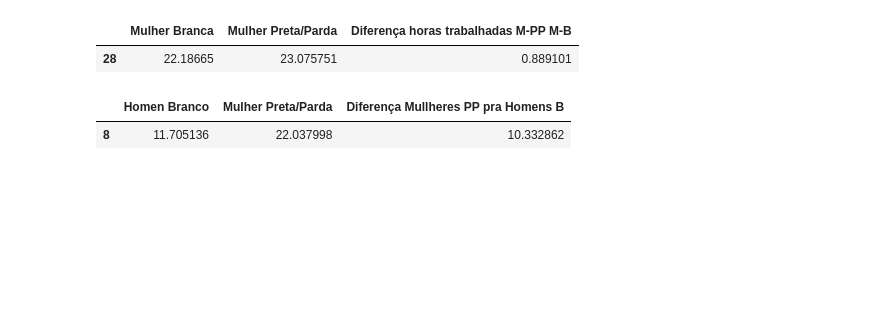
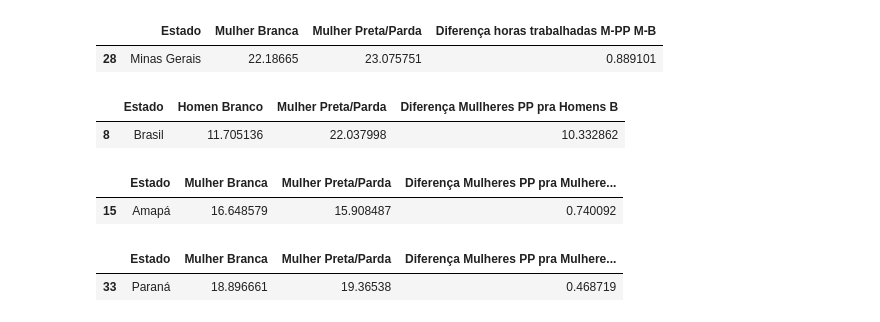
Before and after one commit to 12400017-cell/Lscm_Analise_de_Dados, a Jupyter notebook: Atv2_TODO/Atv2_e3.ipynb, the cells around one changed output. Cells and saved outputs as stored; diff of their text form; code cells hidden in the pictures; blank space fills up the shorter version.

```diff
--- a/Atv2_TODO/Atv2_e3.ipynb
+++ b/Atv2_TODO/Atv2_e3.ipynb
@@ -19,32 +37,32 @@ tbBruta
 # %%
 #Questão 1--------------------------------------------------------------------------------
 bruto = pd.read_excel(caminho,engine="xlrd",header=None)
 indicador_1 = bruto.iloc[8:40] #Determinando as linhas que serão vistas
 #Renomeando as colunas
 indicador_1.columns = [
     "Estado",
     "Total TODOS",
     "Total(H-M) Brancas",
     "Total(H-M) Preta/Parda",
     "Homen Branco",
     "Homem Preto/Pardo",
     "Mulher Branca",
     "Mulher Preta/Parda"
 ]
 # Transformando horas em valores numericos para fazer calculo
 #pois a table que vemos é em texto
 for col in indicador_1.columns[1:]:
     indicador_1[col] = pd.to_numeric(indicador_1[col], errors="coerce")
 
 
 #fazendo o calculo:
 #criando a coluna que caula a diferença
 indicador_1['Diferença horas trabalhadas M-PP M-B'] = indicador_1['Mulher Preta/Parda'] - indicador_1["Mulher Branca"]
 #Agora devo exibir isso apenas considerando MG
-indicador_1.loc[[28],"Mulher Branca":"Diferença horas trabalhadas M-PP M-B"]
+indicador_1.loc[[28],["Estado","Mulher Branca","Mulher Preta/Parda","Diferença horas trabalhadas M-PP M-B"]]
 # %% [output]
-|  | Mulher Branca | Mulher Preta/Parda | Diferença horas trabalhadas M-PP M-B |
-| 28 | 22.18665 | 23.075751 | 0.889101 |
+|  | Estado | Mulher Branca | Mulher Preta/Parda | Diferença horas trabalhadas M-PP M-B |
+| 28 | Minas Gerais | 22.18665 | 23.075751 | 0.889101 |
 # %%
 #Questão 2--------------------------------------------------------------------------------
 #Quantas horas mulheres pretas trabalham a mais que homens brancos no Brasil?
@@ -67,7 +85,59 @@ for col in indicador_2.columns[1:]:
 #criando coluna de quantas horas a mais mulheres trabalham em comparação a homens brancos no brasil
 indicador_2["Diferença Mullheres PP pra Homens B"] = indicador_2["Mulher Preta/Parda"] - indicador_2["Homen Branco"]
 #Exibindo Resultados
-indicador_2.loc[[8],["Homen Branco","Mulher Preta/Parda","Diferença Mullheres PP pra Homens B"]]
+indicador_2.loc[[8],["Estado","Homen Branco","Mulher Preta/Parda","Diferença Mullheres PP pra Homens B"]]
 # %% [output]
-|  | Homen Branco | Mulher Preta/Parda | Diferença Mullheres PP pra Homens B |
-| 8 | 11.705136 | 22.037998 | 10.332862 |
+|  | Estado | Homen Branco | Mulher Preta/Parda | Diferença Mullheres PP pra Homens B |
+| 8 | Brasil | 11.705136 | 22.037998 | 10.332862 |
+# %%
+#Questão 3--------------------------------------------------------------------------------
+#Quantas horas mulheres pretas trabalham a mais que mulheres brancas no Amapá?
+indicador_3 = pd.read_excel(caminho,engine="xlrd",header=None)
+indicador_3.columns = [
+    "Estado",
+    "Total TODOS",
+    "Total(H-M) Brancas",
+    "Total(H-M) Preta/Parda",
+    "Homen Branco",
+    "Homem Preto/Pardo",
+    "Mulher Branca",
+    "Mulher Preta/Parda"
+]
+# Transformando horas em valores numericos para fazer calculo
+# pois a table que vemos é em texto
+for col in indicador_3.columns[1:]:
+   indicador_3[col] = pd.to_numeric(indicador_3[col], errors="coerce")
+
+# Criando coluna de diferença
+indicador_3["Diferença Mulheres PP pra Mulheres B Amapá"] = indicador_3["Mulher Branca"]- indicador_3["Mulher Preta/Parda"]
+#Exibindo Resultado
+indicador_3.loc[[15],["Estado","Mulher Branca","Mulher Preta/Parda","Diferença Mulheres PP pra Mulheres B Amapá"]]
+# %% [output]
+|  | Estado | Mulher Branca | Mulher Preta/Parda | Diferença Mulheres PP pra Mulhere... |
+| 15 | Amapá | 16.648579 | 15.908487 | 0.740092 |
+# %%
+#Questão 4--------------------------------------------------------------------------------
+#Quantas horas mulheres pretas trabalham a mais que mulheres brancas no Paraná?
+indicador_4 = pd.read_excel(caminho,engine="xlrd",header=None)
+indicador_4.columns = [
+    "Estado",
+    "Total TODOS",
+    "Total(H-M) Brancas",
+    "Total(H-M) Preta/Parda",
+    "Homen Branco",
+    "Homem Preto/Pardo",
+    "Mulher Branca",
+    "Mulher Preta/Parda"
+]
+# Transformando horas em valores numericos para fazer calculo
+# pois a table que vemos é em texto
+for col in indicador_4.columns[1:]:
+   indicador_4[col] = pd.to_numeric(indicador_4[col], errors="coerce")
+
+# Criando coluna de diferença
+indicador_4["Diferença Mulheres PP pra Mulheres B Paraná"] = indicador_4["Mulher Preta/Parda"] - indicador_4["Mulher Branca"]
+#Exibindo Resultado
+indicador_4.loc[[33],["Estado","Mulher Branca","Mulher Preta/Parda","Diferença Mulheres PP pra Mulheres B Paraná"]]
+# %% [output]
+|  | Estado | Mulher Branca | Mulher Preta/Parda | Diferença Mulheres PP pra Mulhere... |
+| 33 | Paraná | 18.896661 | 19.36538 | 0.468719 |
```
Also changed, not shown: parts of 3 cells of this notebook.
